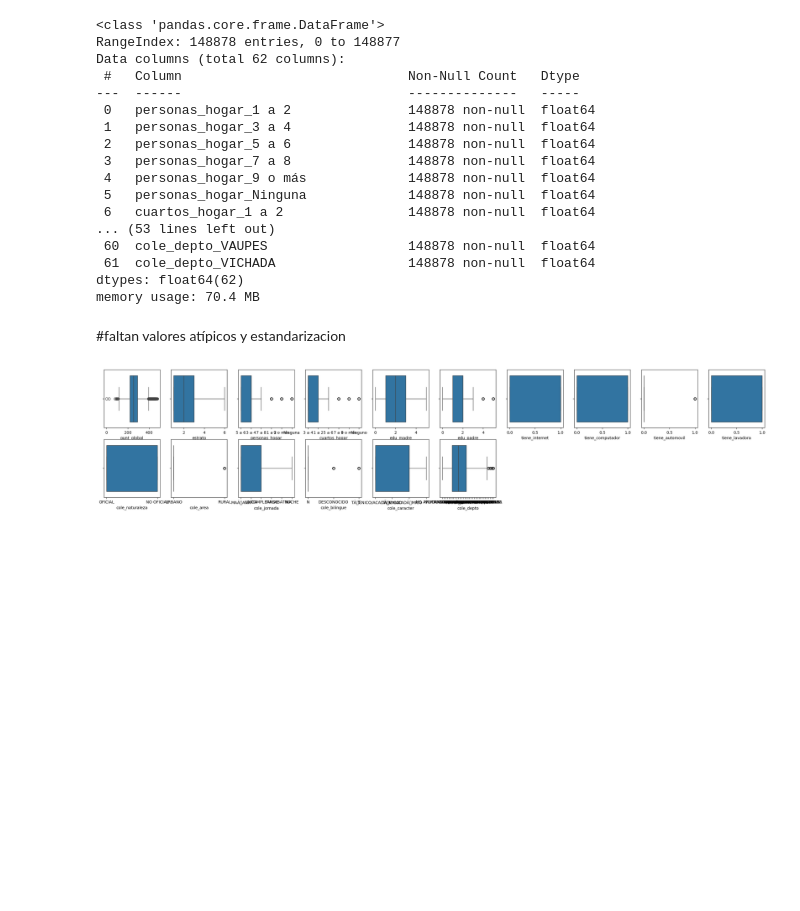
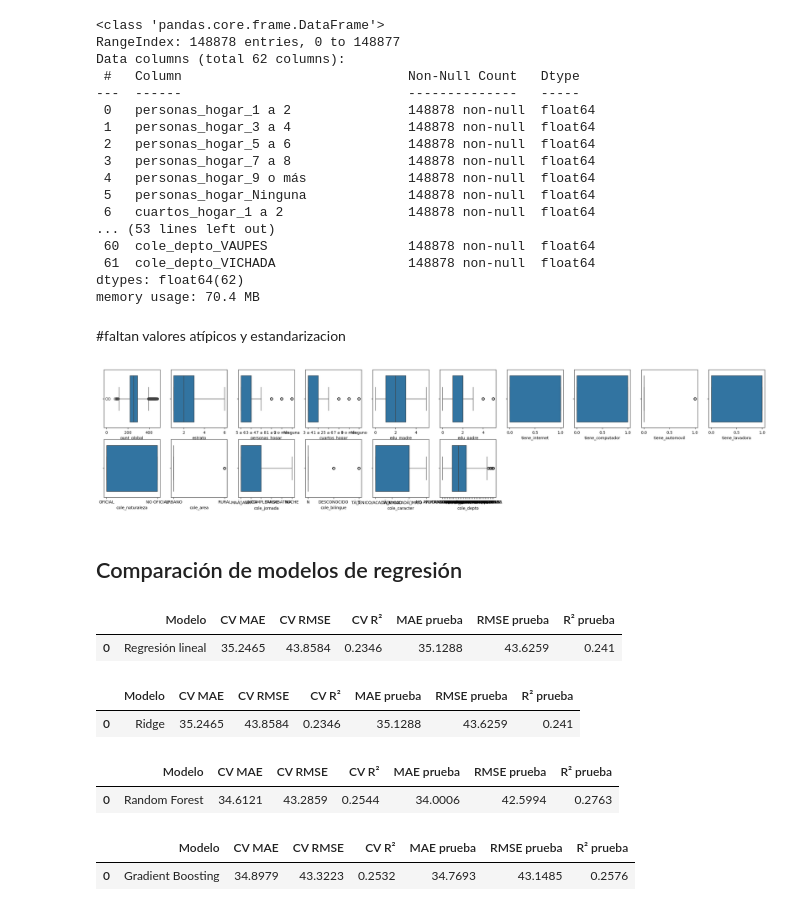
Before and after one commit to Dalzsfn/icfes-analisis, a Jupyter notebook: notebooks/icfes.ipynb, the cells around one changed output. Cells and saved outputs as stored; diff of their text form; code cells hidden in the pictures; blank space fills up the shorter version.

Commit message:
comparacion inicial de modelos

```diff
--- a/notebooks/icfes.ipynb
+++ b/notebooks/icfes.ipynb
@@ -453,3 +453,68 @@ for i in enumerate(c):
 [figure]
 # %%
 X_train, X_test, y_train, y_test = train_test_split(X, y, test_size=0.3, random_state=42)
+# %% [markdown]
+## Comparación de modelos de regresión
+# %%
+import numpy as np
+import pandas as pd
+
+from sklearn.base import clone
+from sklearn.ensemble import GradientBoostingRegressor, HistGradientBoostingRegressor, RandomForestRegressor
+from sklearn.linear_model import LinearRegression, Ridge
+from sklearn.metrics import mean_absolute_error, root_mean_squared_error, r2_score
+from sklearn.model_selection import KFold, cross_validate
+from sklearn.pipeline import Pipeline
+from sklearn.preprocessing import StandardScaler
+
+if X_train.select_dtypes(exclude=np.number).shape[1] > 0:
+    raise TypeError("X_train contiene columnas no numéricas; se requiere conservar la limpieza existente sin transformarla aquí.")
+
+cv = KFold(n_splits=3, shuffle=True, random_state=42)
+scoring = {"MAE": "neg_mean_absolute_error", "RMSE": "neg_root_mean_squared_error", "R2": "r2"}
+
+def evaluar_modelo(nombre, modelo):
+    cv_scores = cross_validate(modelo, X_train, y_train, cv=cv, scoring=scoring, n_jobs=1)
+    ajustado = clone(modelo).fit(X_train, y_train)
+    predicciones = ajustado.predict(X_test)
+    resultado = pd.DataFrame([{
+        "Modelo": nombre,
+        "CV MAE": -cv_scores["test_MAE"].mean(),
+        "CV RMSE": -cv_scores["test_RMSE"].mean(),
+        "CV R²": cv_scores["test_R2"].mean(),
+        "MAE prueba": mean_absolute_error(y_test, predicciones),
+        "RMSE prueba": root_mean_squared_error(y_test, predicciones),
+        "R² prueba": r2_score(y_test, predicciones),
+    }])
+    display(resultado.round(4))
+    return resultado
+# %%
+resultado_regresion_lineal = evaluar_modelo("Regresión lineal", LinearRegression())
+# %% [output]
+|  | Modelo | CV MAE | CV RMSE | CV R² | MAE prueba | RMSE prueba | R² prueba |
+| 0 | Regresión lineal | 35.2465 | 43.8584 | 0.2346 | 35.1288 | 43.6259 | 0.241 |
+# %%
+modelo_ridge = Pipeline([
+    ("escalado", StandardScaler()),
+    ("modelo", Ridge(alpha=1.0)),
+])
+resultado_ridge = evaluar_modelo("Ridge", modelo_ridge)
+# %% [output]
+|  | Modelo | CV MAE | CV RMSE | CV R² | MAE prueba | RMSE prueba | R² prueba |
+| 0 | Ridge | 35.2465 | 43.8584 | 0.2346 | 35.1288 | 43.6259 | 0.241 |
+# %%
+resultado_random_forest = evaluar_modelo(
+    "Random Forest",
+    RandomForestRegressor(n_estimators=100, random_state=42, n_jobs=-1),
+)
+# %% [output]
+|  | Modelo | CV MAE | CV RMSE | CV R² | MAE prueba | RMSE prueba | R² prueba |
+| 0 | Random Forest | 34.6121 | 43.2859 | 0.2544 | 34.0006 | 42.5994 | 0.2763 |
+# %%
+resultado_gradient_boosting = evaluar_modelo(
+    "Gradient Boosting",
+    GradientBoostingRegressor(n_estimators=150, learning_rate=0.05, random_state=42),
+)
+# %% [output]
+|  | Modelo | CV MAE | CV RMSE | CV R² | MAE prueba | RMSE prueba | R² prueba |
+| 0 | Gradient Boosting | 34.8979 | 43.3223 | 0.2532 | 34.7693 | 43.1485 | 0.2576 |
```
Also changed, not shown: parts of 3 cells of this notebook.
